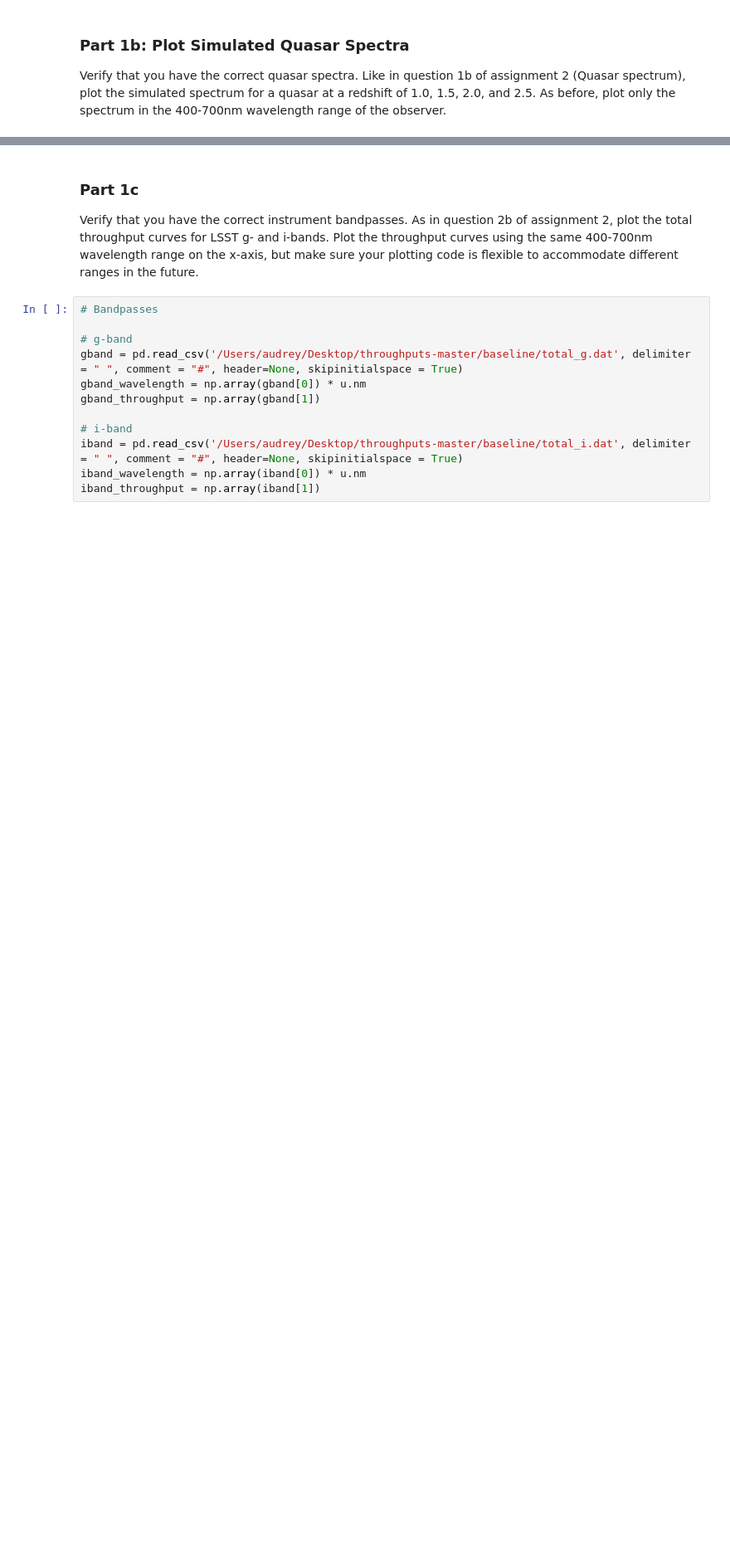
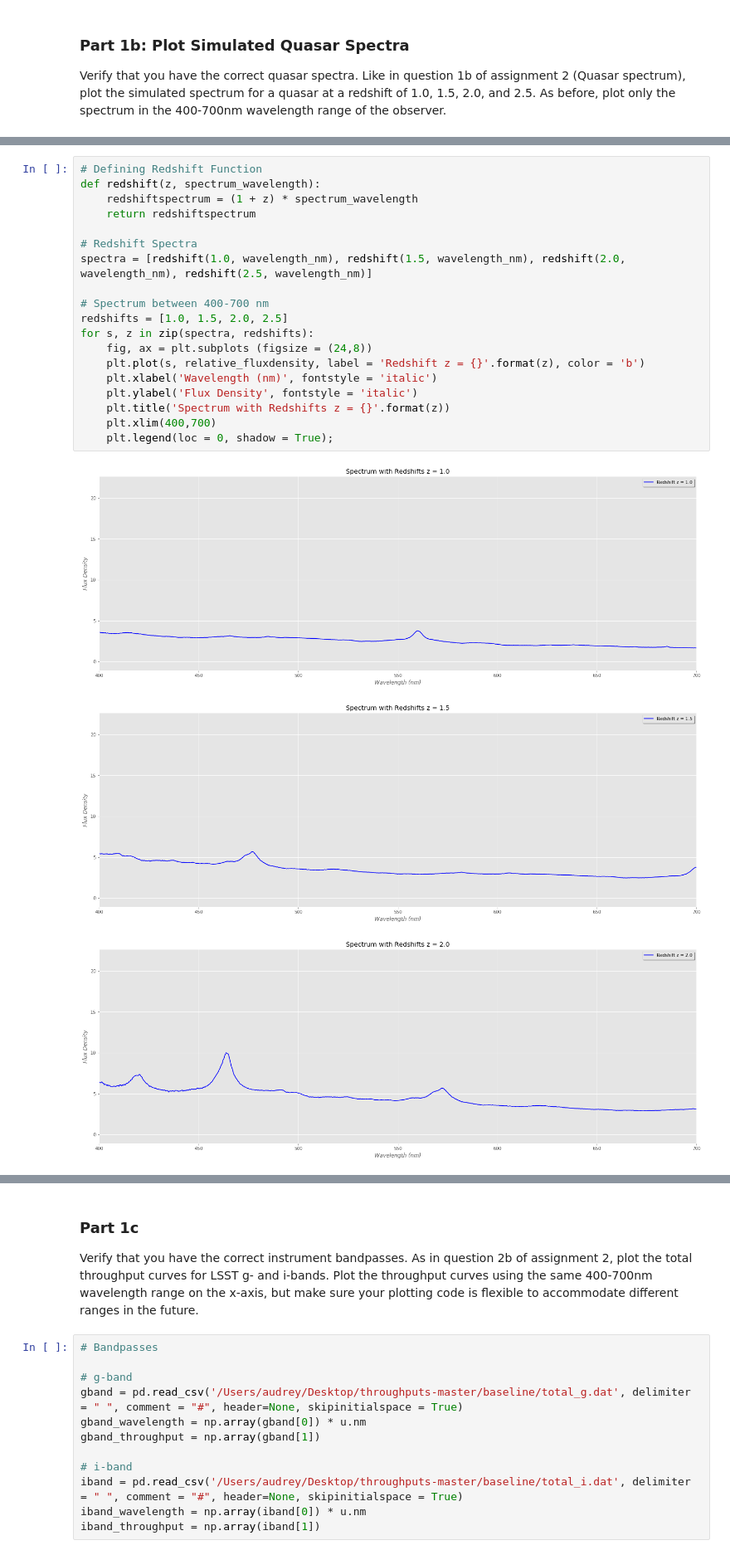
Before and after one commit to abudlong/Astro499, a Jupyter notebook: A499_Winter22_Assignment1.ipynb, the cells around one changed output, grey strips where cells are left out. Shown at 83% size. Saved outputs shown, nothing was run; the diff lists cells and outputs as text; blank space fills up the shorter version.

```diff
--- a/A499_Winter22_Assignment1.ipynb
+++ b/A499_Winter22_Assignment1.ipynb
@@ -295,0 +183,23 @@ ax.legend(loc = 0, shadow = True);
+# %%
+# Defining Redshift Function
+def redshift(z, spectrum_wavelength):
+    redshiftspectrum = (1 + z) * spectrum_wavelength
+    return redshiftspectrum
+
+# Redshift Spectra
+spectra = [redshift(1.0, wavelength_nm), redshift(1.5, wavelength_nm), redshift(2.0, wavelength_nm), redshift(2.5, wavelength_nm)]
+
+# Spectrum between 400-700 nm
+redshifts = [1.0, 1.5, 2.0, 2.5]
+for s, z in zip(spectra, redshifts):
+    fig, ax = plt.subplots (figsize = (24,8))
+    plt.plot(s, relative_fluxdensity, label = 'Redshift z = {}'.format(z), color = 'b')
+    plt.xlabel('Wavelength (nm)', fontstyle = 'italic')
+    plt.ylabel('Flux Density', fontstyle = 'italic')
+    plt.title('Spectrum with Redshifts z = {}'.format(z))
+    plt.xlim(400,700)
+    plt.legend(loc = 0, shadow = True);
+# %% [output]
+[figure, added]
+[figure, added]
+[figure, added]
```
Also changed, not shown: parts of 17 cells of this notebook.
